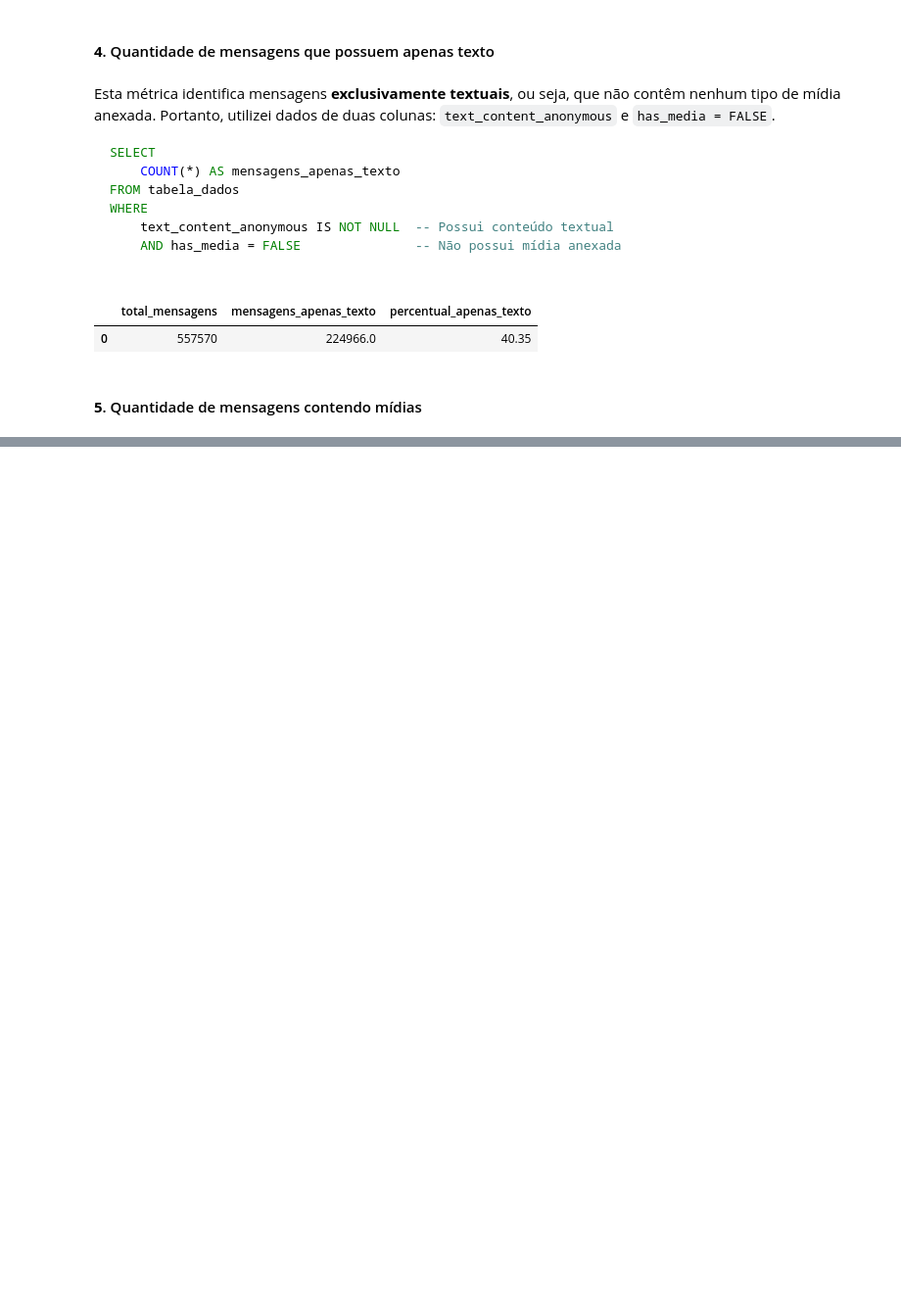
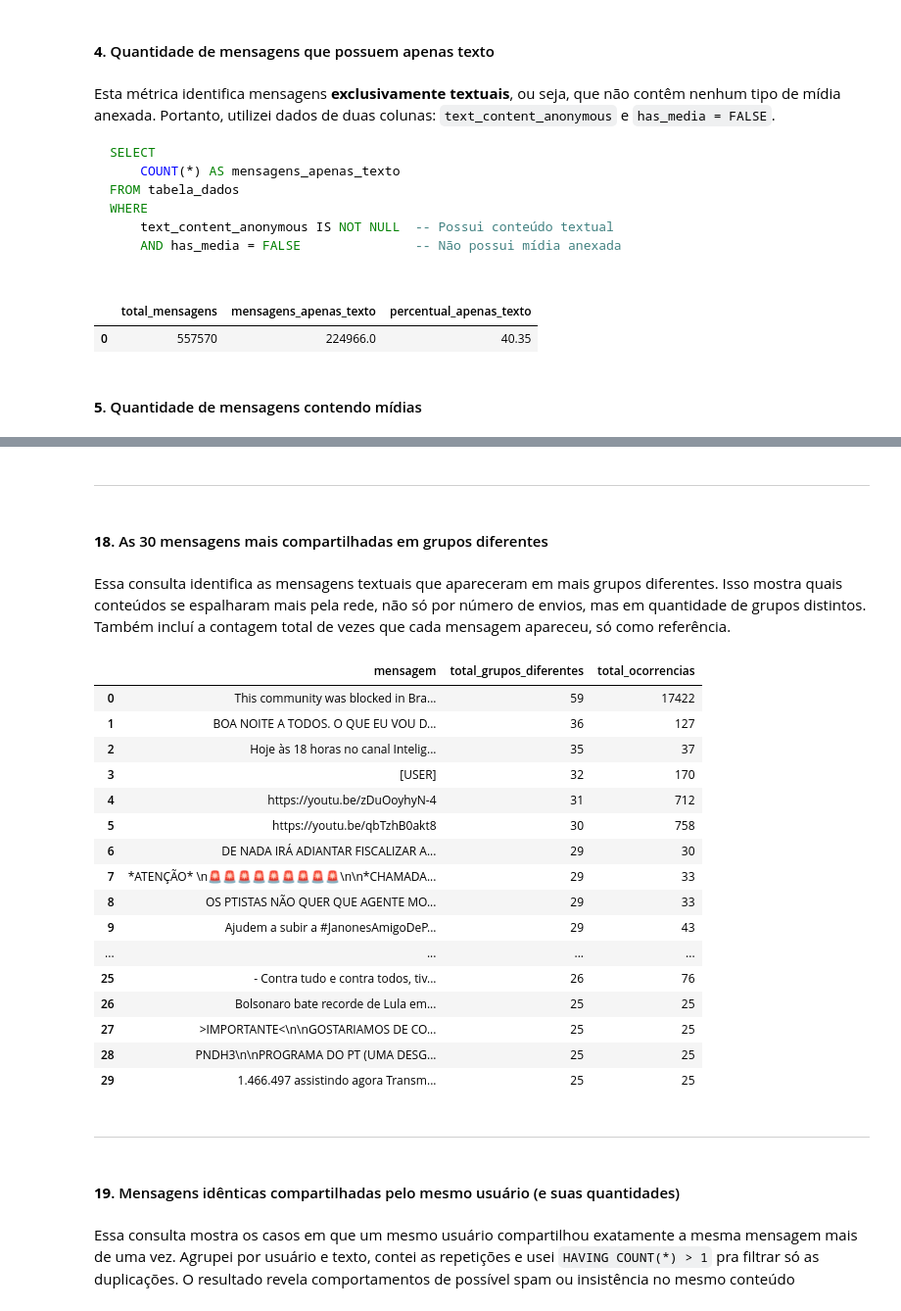
Before and after one commit to EstherMart/Data-Mining, a Jupyter notebook: Lista02_ExtracaoDeDados/extracao.ipynb, the cells around one changed output, grey strips where cells are left out. Shown at 98% size. Cells and saved outputs as stored; diff of their text form; code cells hidden in the pictures; blank space fills up the shorter version.

```diff
--- a/Lista02_ExtracaoDeDados/extracao.ipynb
+++ b/Lista02_ExtracaoDeDados/extracao.ipynb
@@ -444,0 +816,46 @@ display(qtd_mensagem_texto)
+# %% [markdown]
+---
+# %% [markdown]
+#### **18**. As 30 mensagens mais compartilhadas em grupos diferentes
+# %% [markdown]
+Essa consulta identifica as mensagens textuais que apareceram em mais grupos diferentes. Isso mostra quais conteúdos se espalharam mais pela rede, não só por número de envios, mas em quantidade de grupos distintos. Também incluí a contagem total de vezes que cada mensagem apareceu, só como referência.
+# %%
+mensagems_grupos = conn.execute("""
+    SELECT
+    text_content_anonymous AS mensagem,
+    COUNT(DISTINCT id_group_anonymous) AS total_grupos_diferentes,
+    COUNT(*) AS total_ocorrencias
+    FROM tabela_dados
+    WHERE
+        text_content_anonymous IS NOT NULL
+        AND TRIM(text_content_anonymous) <> ''
+    GROUP BY text_content_anonymous
+    ORDER BY total_grupos_diferentes DESC
+    LIMIT 30;
+""").fetchdf()
+
+display(mensagems_grupos)
+# %% [output]
+|  | mensagem | total_grupos_diferentes | total_ocorrencias |
+| 0 | This community was blocked in Bra... | 59 | 17422 |
+| 1 | BOA NOITE A TODOS. O QUE EU VOU D... | 36 | 127 |
+| 2 | Hoje às 18 horas no canal Intelig... | 35 | 37 |
+| 3 | [USER] | 32 | 170 |
+| 4 | https://youtu.be/zDuOoyhyN-4 | 31 | 712 |
+| 5 | https://youtu.be/qbTzhB0akt8 | 30 | 758 |
+| 6 | DE NADA IRÁ ADIANTAR FISCALIZAR A... | 29 | 30 |
+| 7 | *ATENÇÃO* \n🚨🚨🚨🚨🚨🚨🚨🚨🚨\n\n*CHAMADA... | 29 | 33 |
+| 8 | OS PTISTAS NÃO QUER QUE AGENTE MO... | 29 | 33 |
+| 9 | Ajudem a subir a #JanonesAmigoDeP... | 29 | 43 |
+| ... | ... | ... | ... |
+| 25 | - Contra tudo e contra todos, tiv... | 26 | 76 |
+| 26 | Bolsonaro bate recorde de Lula em... | 25 | 25 |
+| 27 | >IMPORTANTE<\n\nGOSTARIAMOS DE CO... | 25 | 25 |
+| 28 | PNDH3\n\nPROGRAMA DO PT (UMA DESG... | 25 | 25 |
+| 29 | 1.466.497 assistindo agora Transm... | 25 | 25 |
+# %% [markdown]
+---
+# %% [markdown]
+#### **19**. Mensagens idênticas compartilhadas pelo mesmo usuário (e suas quantidades)
+# %% [markdown]
+Essa consulta mostra os casos em que um mesmo usuário compartilhou exatamente a mesma mensagem mais de uma vez. Agrupei por usuário e texto, contei as repetições e usei `HAVING COUNT(*) > 1` pra filtrar só as duplicações. O resultado revela comportamentos de possível spam ou insistência no mesmo conteúdo
```
Also changed, not shown: parts of 41 cells of this notebook.
